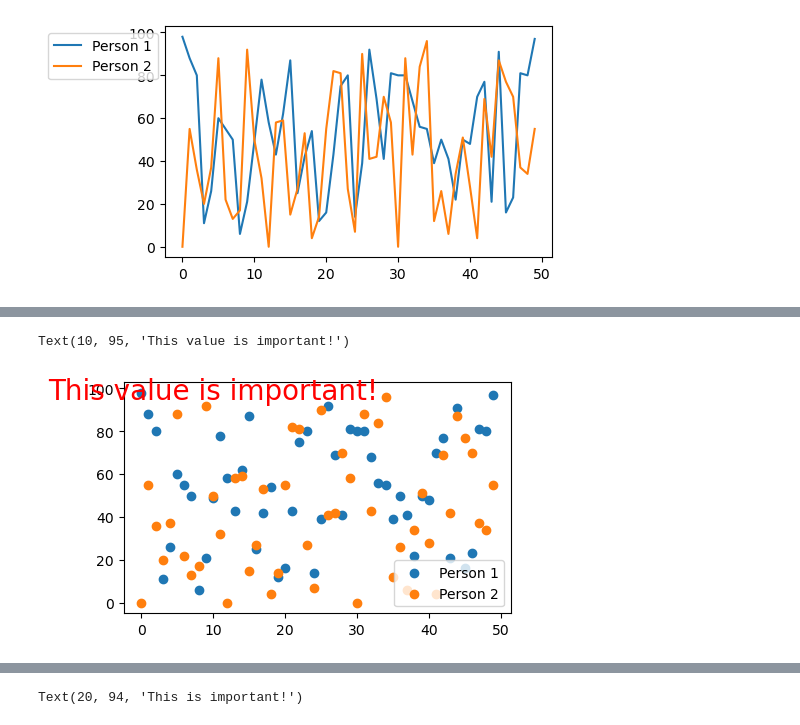
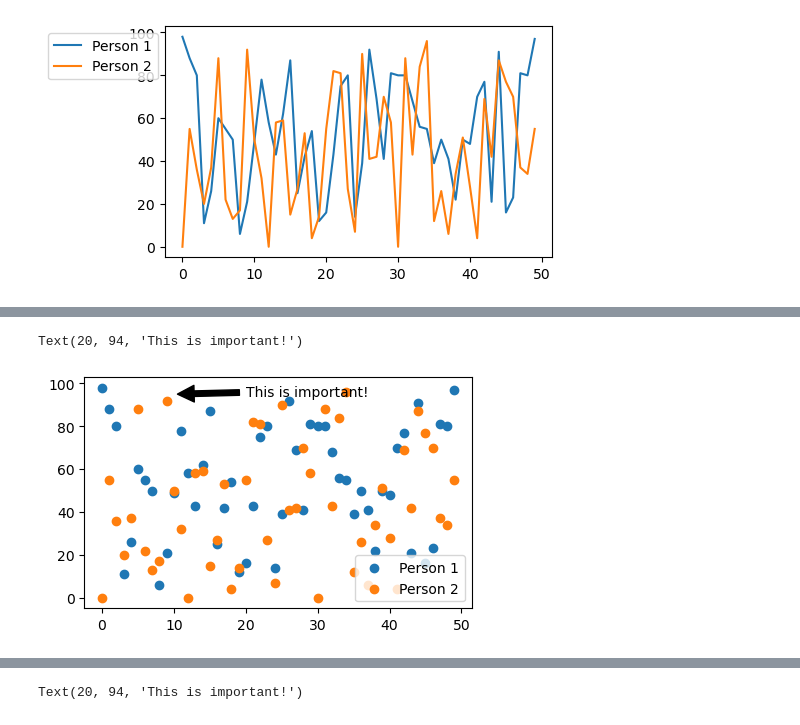
Before and after one commit to Jal247/visualization, a Jupyter notebook: 02_activities/assignments/participation/class2.ipynb, the cells around one changed output, grey strips where cells are left out. Drawn from its saved outputs; the diff is of its cells as text; code cells hidden in the pictures.

```diff
--- a/02_activities/assignments/participation/class2.ipynb
+++ b/02_activities/assignments/participation/class2.ipynb
@@ -104,13 +137,12 @@ Text(10, 95, 'This value is important!')
 # %%
 fig, ax = plt.subplots(figsize=(5,3)) #figsize we gave size of 5X3 inches
+ax.scatter(x,y1,label="Person 1")
+ax.scatter(x,y2,label="Person 2")
+ax.legend(loc = "lower right")
 
-ax.scatter(x,y1, label = "Person 1")
-ax.scatter(x,y2, label = "Person 2")
-ax.legend(loc= "lower right")        #  inside the box on
-ax.text(10,95,"This value is important!",
-        ha="center",
-        color = 'red',
-        size = 20) # at x=10 and y=95 point, where the anotation starts
+ax.annotate("This is important!", xy=(10,95),
+            xytext= (20,94),
+            arrowprops=dict(facecolor = 'black', shrink=0.05)) # by default arrow
 # %% [output]
-Text(10, 95, 'This value is important!')
+Text(20, 94, 'This is important!')
-[figure, old version]
+[figure, new version]
```
Also changed, not shown: parts of 21 cells of this notebook.
